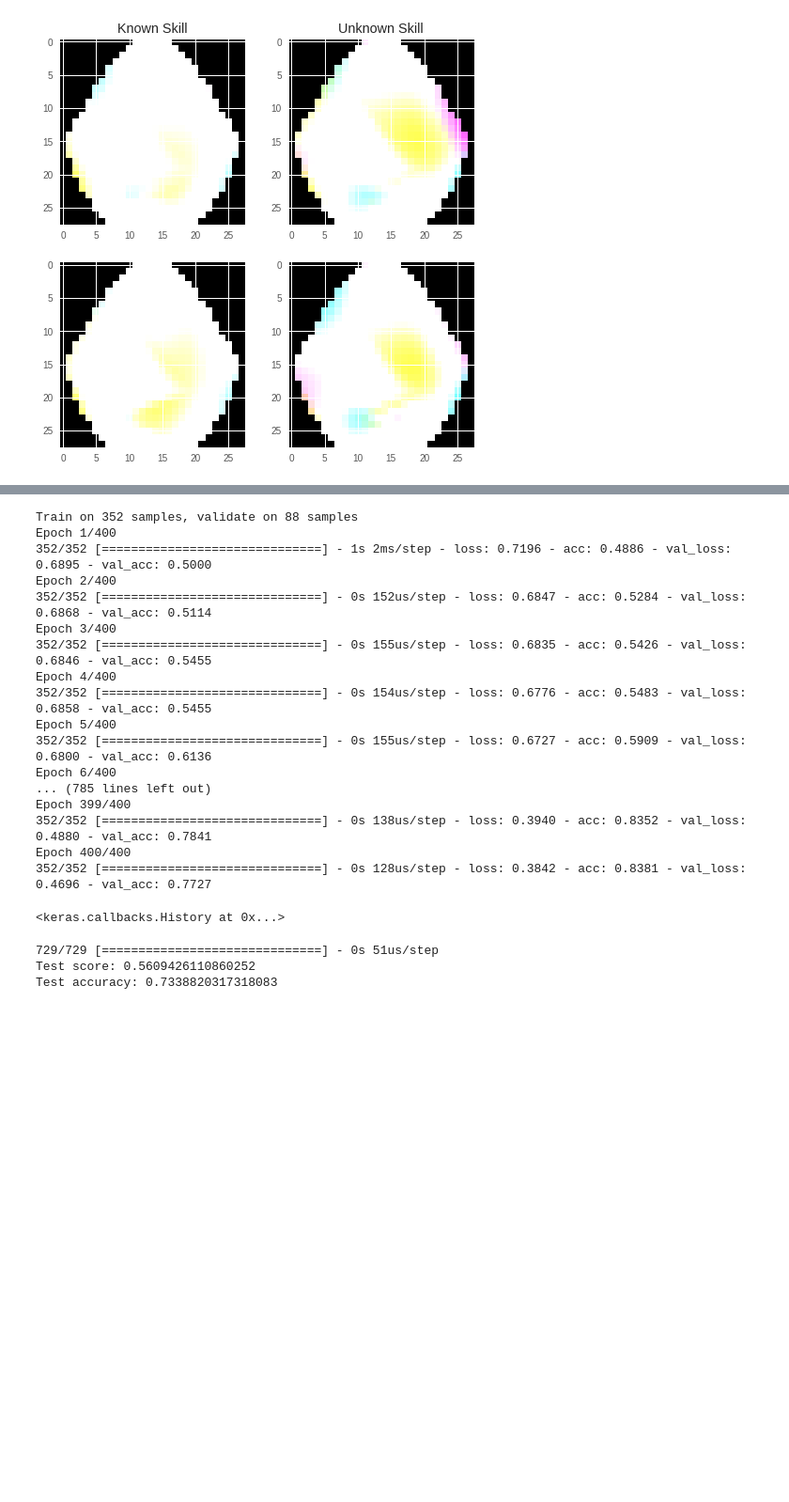
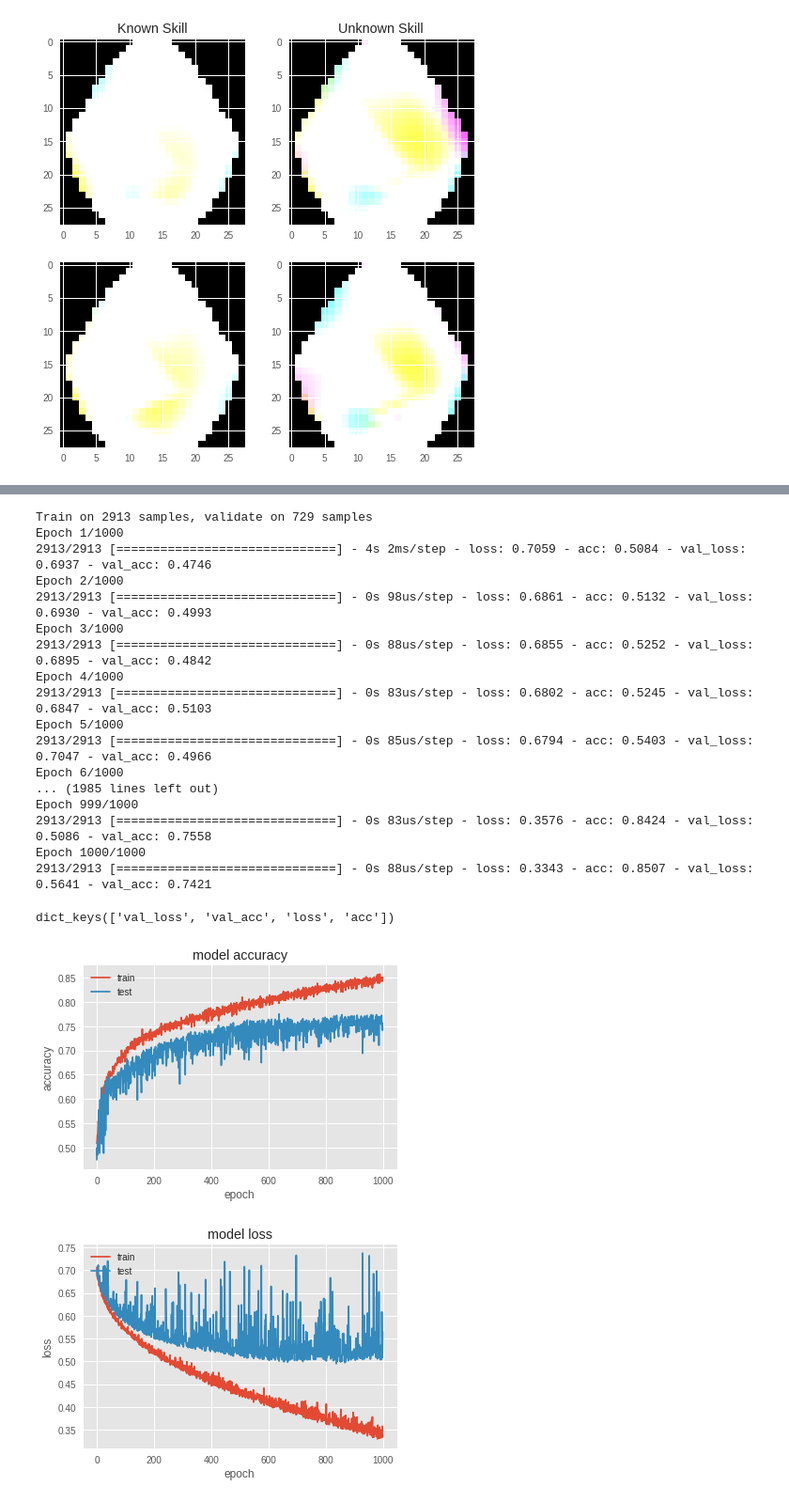
Before and after one commit to kylemath/EEG-Classification, a Jupyter notebook: notebooks/CNN_LSTM_Kyle.ipynb, the cells around one changed output, grey strips where cells are left out. Shown: that part at 94% size. Cells and saved outputs as stored; diff of their text form; code cells hidden in the pictures; blank space fills up the shorter version.

```diff
--- a/notebooks/CNN_LSTM_Kyle.ipynb
+++ b/notebooks/CNN_LSTM_Kyle.ipynb
@@ -314,7 +344,7 @@ model = Sequential()
 
 model.add(Conv2D(32, (3, 3), padding='same',input_shape=input_shape))
 model.add(Activation('relu'))
-model.add(Dropout(0.25))
+#model.add(Dropout(0.25))
 model.add(Conv2D(32, (3, 3)))
 model.add(Activation('relu'))
 model.add(MaxPooling2D(pool_size=(2, 2)))
@@ -334,35 +364,50 @@ model.compile(loss='categorical_crossentropy',
               optimizer=opt,
               metrics=['accuracy'])
 # %%
-model.fit(x_train, y_train,
+history = model.fit(x_train, y_train,
           batch_size=batch_size,
           epochs=epochs,
           validation_data=(x_test, y_test),
-          shuffle=True)
+          shuffle=True,
+          verbose=True)
 # %% [output]
-Train on 352 samples, validate on 88 samples
-Epoch 1/400
-352/352 [==============================] - 1s 2ms/step - loss: 0.7196 - acc: 0.4886 - val_loss: 0.6895 - val_acc: 0.5000
-Epoch 2/400
-352/352 [==============================] - 0s 152us/step - loss: 0.6847 - acc: 0.5284 - val_loss: 0.6868 - val_acc: 0.5114
-Epoch 3/400
-352/352 [==============================] - 0s 155us/step - loss: 0.6835 - acc: 0.5426 - val_loss: 0.6846 - val_acc: 0.5455
-Epoch 4/400
-352/352 [==============================] - 0s 154us/step - loss: 0.6776 - acc: 0.5483 - val_loss: 0.6858 - val_acc: 0.5455
-Epoch 5/400
-352/352 [==============================] - 0s 155us/step - loss: 0.6727 - acc: 0.5909 - val_loss: 0.6800 - val_acc: 0.6136
-Epoch 6/400
-... (785 lines left out)
-Epoch 399/400
-352/352 [==============================] - 0s 138us/step - loss: 0.3940 - acc: 0.8352 - val_loss: 0.4880 - val_acc: 0.7841
-Epoch 400/400
-352/352 [==============================] - 0s 128us/step - loss: 0.3842 - acc: 0.8381 - val_loss: 0.4696 - val_acc: 0.7727
+Train on 2913 samples, validate on 729 samples
+Epoch 1/1000
+2913/2913 [==============================] - 4s 2ms/step - loss: 0.7059 - acc: 0.5084 - val_loss: 0.6937 - val_acc: 0.4746
+Epoch 2/1000
+2913/2913 [==============================] - 0s 98us/step - loss: 0.6861 - acc: 0.5132 - val_loss: 0.6930 - val_acc: 0.4993
+Epoch 3/1000
+2913/2913 [==============================] - 0s 88us/step - loss: 0.6855 - acc: 0.5252 - val_loss: 0.6895 - val_acc: 0.4842
+Epoch 4/1000
+2913/2913 [==============================] - 0s 83us/step - loss: 0.6802 - acc: 0.5245 - val_loss: 0.6847 - val_acc: 0.5103
+Epoch 5/1000
+2913/2913 [==============================] - 0s 85us/step - loss: 0.6794 - acc: 0.5403 - val_loss: 0.7047 - val_acc: 0.4966
+Epoch 6/1000
+... (1985 lines left out)
+Epoch 999/1000
+2913/2913 [==============================] - 0s 83us/step - loss: 0.3576 - acc: 0.8424 - val_loss: 0.5086 - val_acc: 0.7558
+Epoch 1000/1000
+2913/2913 [==============================] - 0s 88us/step - loss: 0.3343 - acc: 0.8507 - val_loss: 0.5641 - val_acc: 0.7421
-<keras.callbacks.History at 0x...>
-# %%
-score, acc = model.evaluate(x_test, y_test, batch_size=batch_size)
-print('Test score:', score)
-print('Test accuracy:', acc)
-# %% [output]
-729/729 [==============================] - 0s 51us/step
-Test score: 0.5609426110860252
-Test accuracy: 0.7338820317318083
+# %%
+# list all data in history
+print(history.history.keys())
+# summarize history for accuracy
+plt.plot(history.history['acc'])
+plt.plot(history.history['val_acc'])
+plt.title('model accuracy')
+plt.ylabel('accuracy')
+plt.xlabel('epoch')
+plt.legend(['train', 'test'], loc='upper left')
+plt.show()
+# summarize history for loss
+plt.plot(history.history['loss'])
+plt.plot(history.history['val_loss'])
+plt.title('model loss')
+plt.ylabel('loss')
+plt.xlabel('epoch')
+plt.legend(['train', 'test'], loc='upper left')
+plt.show()
+# %% [output]
+dict_keys(['val_loss', 'val_acc', 'loss', 'acc'])
+[figure, added]
+[figure, added]
```
Also changed, not shown: parts of 6 cells of this notebook.
